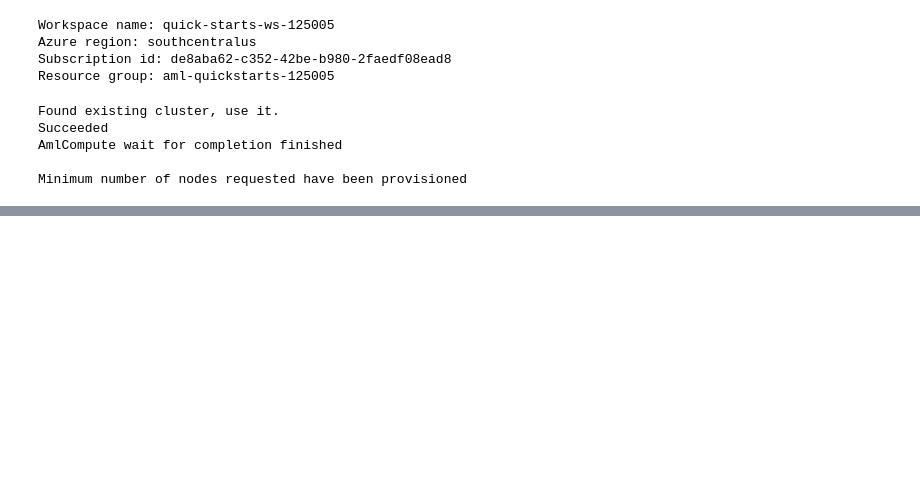
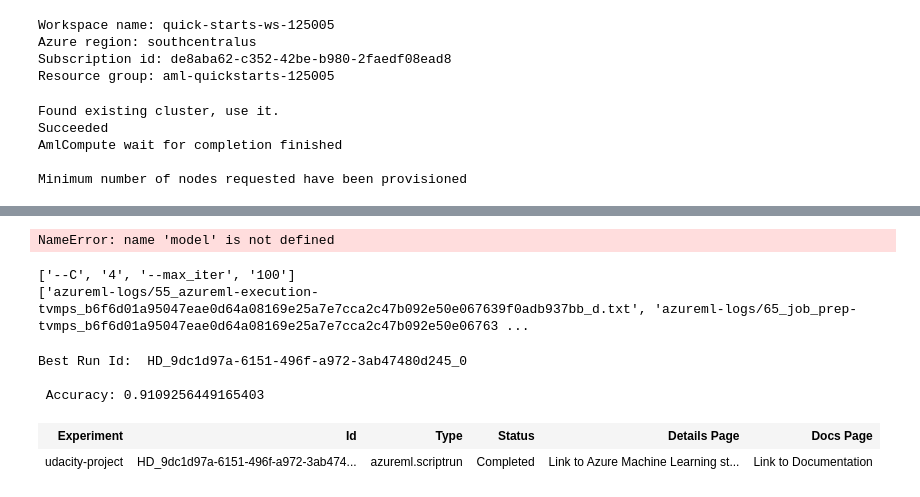
Before and after one commit to DayrisRM/nd00333_AZMLND_Optimizing_a_Pipeline_in_Azure-Starter_Files, a Jupyter notebook: udacity-project.ipynb, the cells around one changed output, grey strips where cells are left out. Saved outputs shown, nothing was run; the diff lists cells and outputs as text; code cells hidden in the pictures; blank space fills up the shorter version.

```diff
--- a/udacity-project.ipynb
+++ b/udacity-project.ipynb
@@ -110,15 +111,26 @@ Details for canceling the run can be found here: https://aka.ms/aml-docs-cancel-
 # %%
 import joblib
+
 # Get your best run and save the model from that run.
 
 best_run = hyperdrive_run.get_best_run_by_primary_metric()
+best_run_metrics = best_run.get_metrics()
+# %% [output]
+NameError: name 'model' is not defined
 # %%
 print(best_run.get_details()['runDefinition']['arguments'])
 print(best_run.get_file_names())
-best_run_metrics = best_run.get_metrics()
+# %% [output]
+['--C', '4', '--max_iter', '100']
+['azureml-logs/55_azureml-execution-tvmps_b6f6d01a95047eae0d64a08169e25a7e7cca2c47b092e50e067639f0adb937bb_d.txt', 'azureml-logs/65_job_prep-tvmps_b6f6d01a95047eae0d64a08169e25a7e7cca2c47b092e50e06763 ...
 # %%
 
 print('Best Run Id: ', best_run.id)
 print('\n Accuracy:', best_run_metrics['Accuracy'])
-
-model = best_run.register_model(model_name='model_project1', model_path='outputs/model.joblib')
+best_run
+# %% [output]
+Best Run Id:  HD_9dc1d97a-6151-496f-a972-3ab47480d245_0
+
+ Accuracy: 0.9109256449165403
+| Experiment | Id | Type | Status | Details Page | Docs Page |
+| udacity-project | HD_9dc1d97a-6151-496f-a972-3ab474... | azureml.scriptrun | Completed | Link to Azure Machine Learning st... | Link to Documentation |
```
Also changed, not shown: parts of 3 cells of this notebook.
